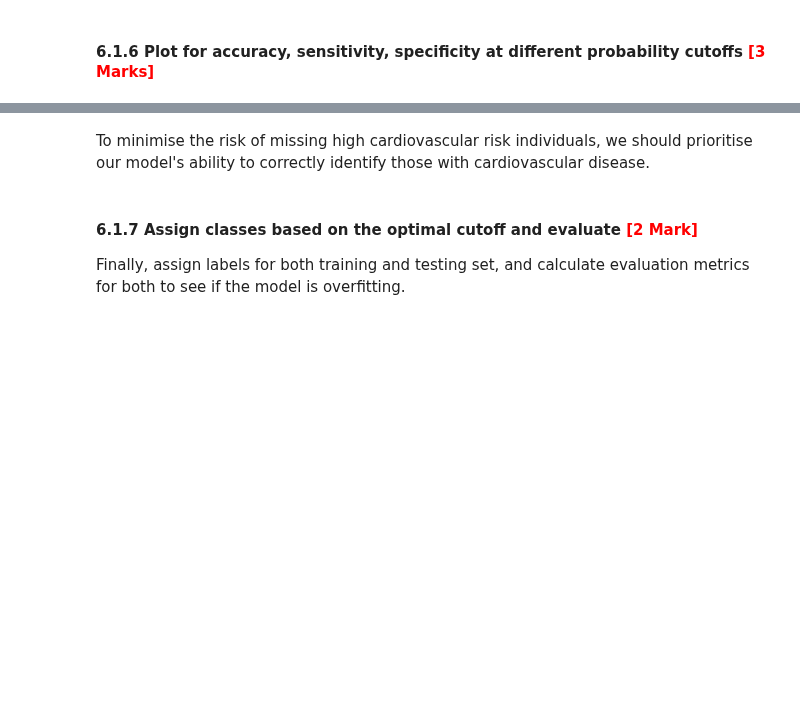
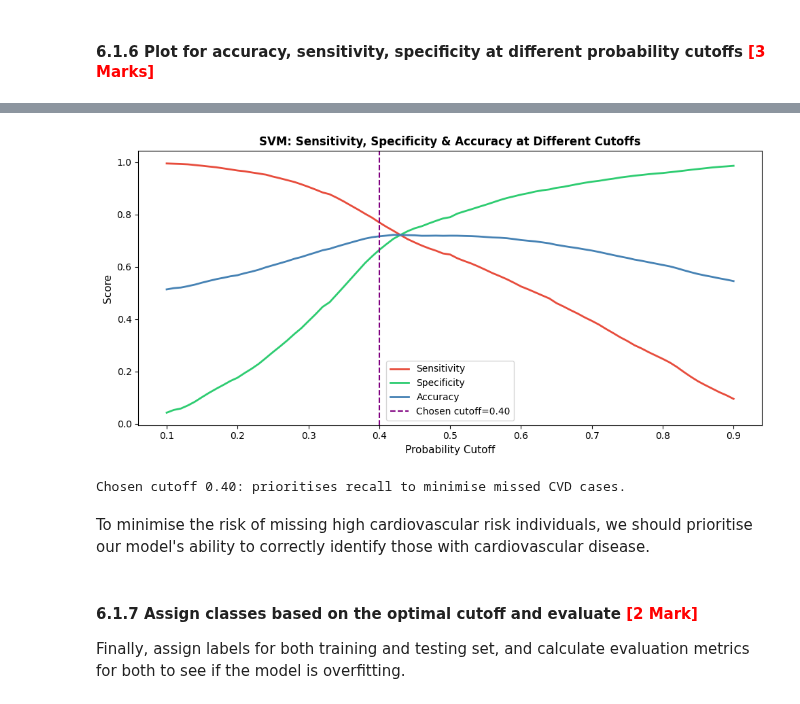
Before and after one commit to mayuresh-tungare/c6-assignment, a Jupyter notebook: CardioRisk_Prediction_Mayuresh_Tungare.ipynb, the cells around one changed output, grey strips where cells are left out. Saved outputs shown, nothing was run; the diff lists cells and outputs as text; code cells hidden in the pictures; blank space fills up the shorter version.

```diff
--- a/CardioRisk_Prediction_Mayuresh_Tungare.ipynb
+++ b/CardioRisk_Prediction_Mayuresh_Tungare.ipynb
@@ -817,3 +919,17 @@ Find the optimal cutoff to improve model performance by evaluating various cutof
+# %%
+# Plot accuracy, sensitivity, and specificity at different values of probability cutoffs stored in DF
+fig, ax = plt.subplots(figsize=(10, 5))
+ax.plot(svm_cutoff_df['cutoff'], svm_cutoff_df['sensitivity'], label='Sensitivity', color='#e74c3c', lw=2)
+ax.plot(svm_cutoff_df['cutoff'], svm_cutoff_df['specificity'], label='Specificity', color='#2ecc71', lw=2)
+ax.plot(svm_cutoff_df['cutoff'], svm_cutoff_df['accuracy'],    label='Accuracy',    color='steelblue', lw=2)
+ax.axvline(x=0.40, color='purple', linestyle='--', lw=1.5, label='Chosen cutoff=0.40')
+ax.set_xlabel('Probability Cutoff', fontsize=11); ax.set_ylabel('Score', fontsize=11)
+ax.set_title('SVM: Sensitivity, Specificity & Accuracy at Different Cutoffs', fontsize=12, fontweight='bold')
+ax.legend(fontsize=10); plt.tight_layout(); plt.show()
+print('Chosen cutoff 0.40: prioritises recall to minimise missed CVD cases.')
+# %% [output]
+[figure, added]
+Chosen cutoff 0.40: prioritises recall to minimise missed CVD cases.
 # %% [markdown]
 To minimise the risk of missing high cardiovascular risk individuals, we should prioritise our model's ability to correctly identify those with cardiovascular disease.
 # %% [markdown]
```
Also changed, not shown: parts of 53 cells of this notebook.
